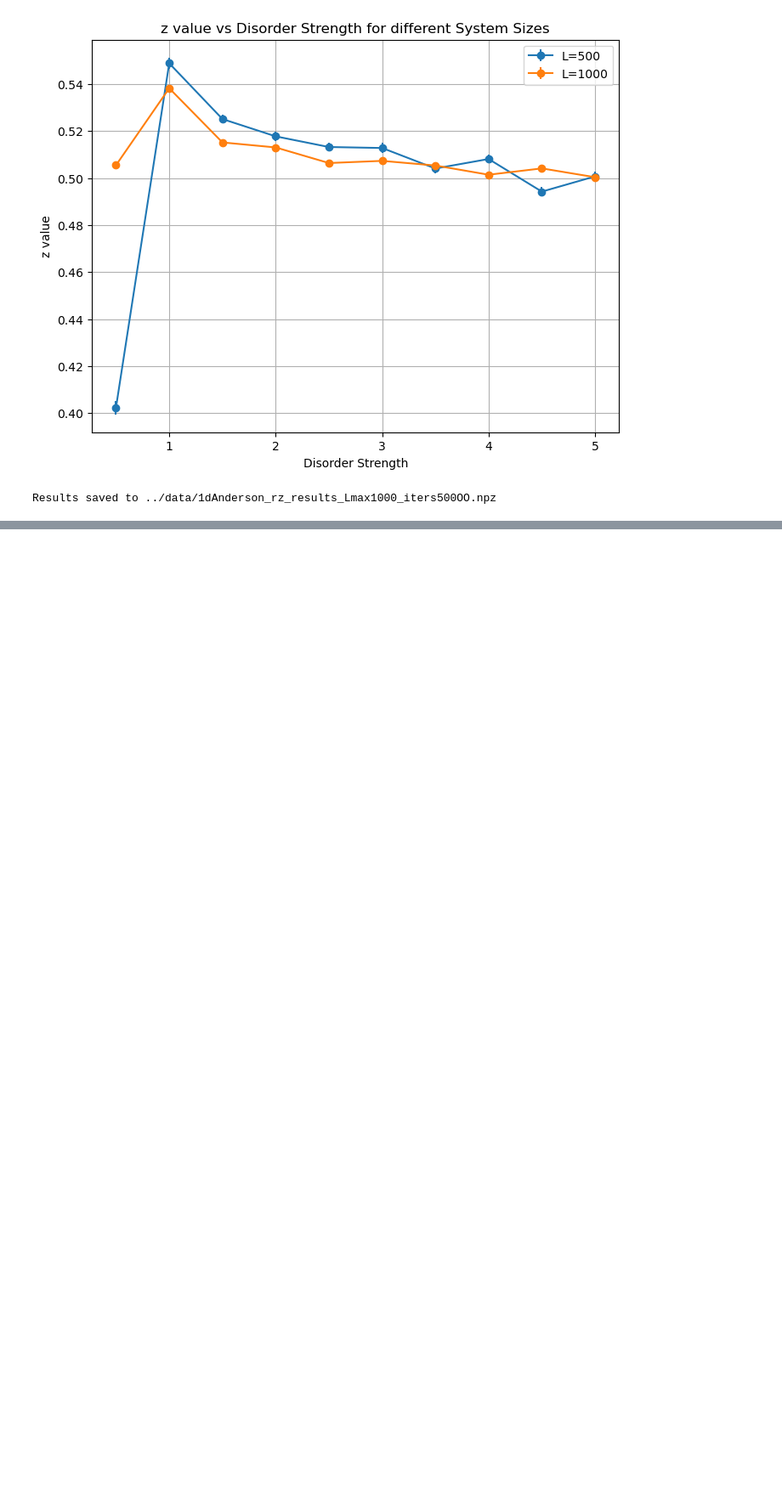
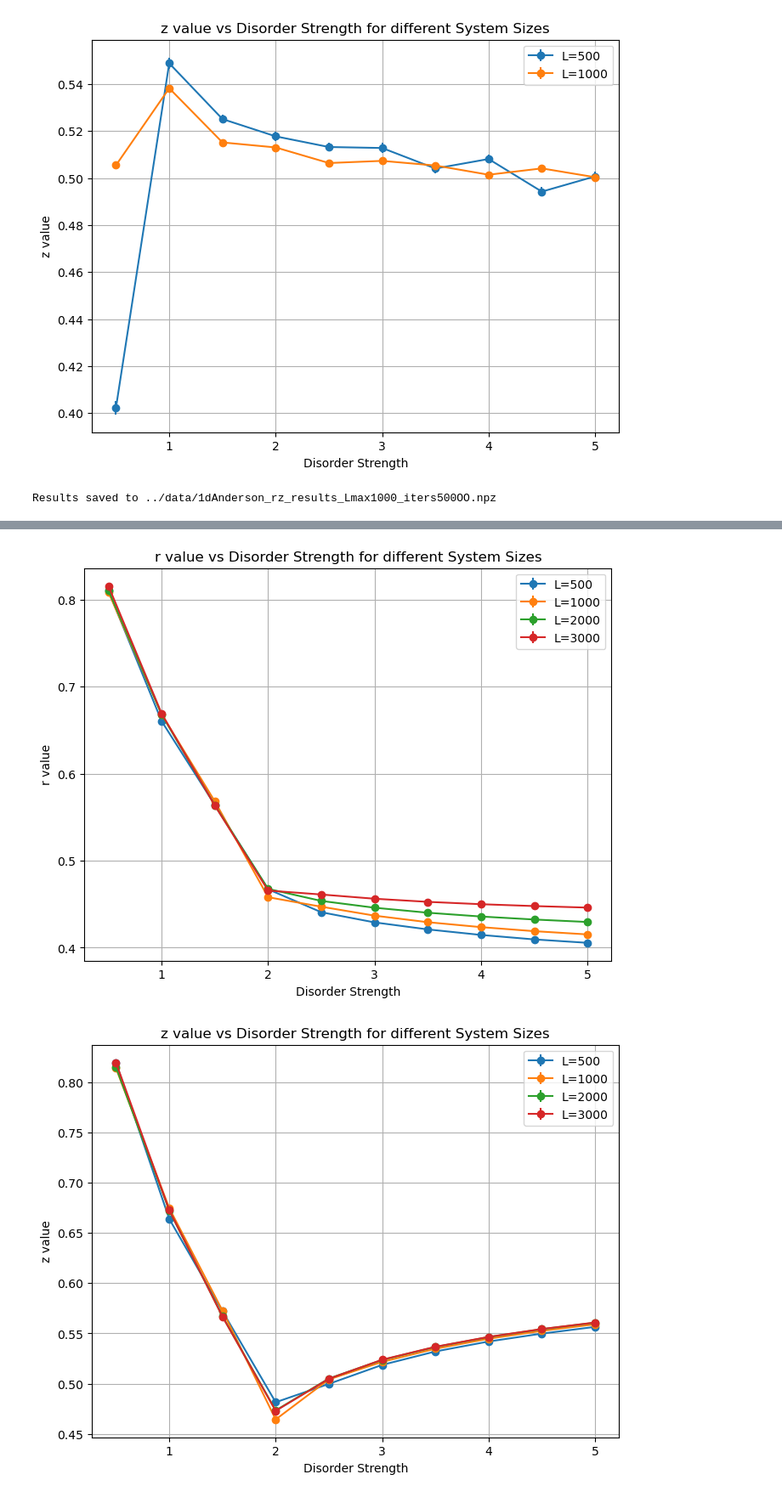
Before and after one commit to sylshaw01/SpectralLocaliser, a Jupyter notebook: src/1dplay.ipynb, the cells around one changed output, grey strips where cells are left out. Shown at 85% size. Saved outputs shown, nothing was run; the diff lists cells and outputs as text; code cells hidden in the pictures; blank space fills up the shorter version.

```diff
--- a/src/1dplay.ipynb
+++ b/src/1dplay.ipynb
@@ -366,0 +429,10 @@ Results saved to ../data/1dAnderson_rz_results_Lmax1000_iters500OO.npz
+# %%
+def single_iteration(args):
+    L, rho, kappa, disorder, X, i = args
+    model = OneDimensionalAubryAndre(L=L, disorder=disorder,rho=rho, kappa=kappa, X=X)
+    #eigvecs, eigvals = model.find_eigenvalues(model.SL)
+    rh, zh = model.compute_statistics(model.H, 1, False)
+    rsl, zsl = 0, 0 #model.compute_statistics(model.SL)
+    if i % 100 == 0:
+        print(f"   r value for {i+1}th iteration: {rh}")
+    return rh, zh, rsl, zsl
@@ -366,0 +490,35 @@ Results saved to ../data/1dAnderson_rz_results_Lmax1000_iters500OO.npz
+# %%
+figr, axr = plt.subplots(figsize=(8,6))
+for i,L in enumerate(L_values):
+    r_vals = [r_results[i][j].mean() for j in range(len(disorder_values))]
+    r_stderr = [r_results[i][j].std()/np.sqrt(num_iter) for j in range(len(disorder_values))]
+    axr.errorbar(disorder_values,r_vals,yerr=r_stderr,label=f"L={L}",marker='o',capthick=2)
+    #disorders = [disorder for disorder, mean, stdev in results[i]]
+    #r_values = [mean for disorder, mean, stdev in results[i]]
+    #stderr_values = [stdev/np.sqrt(num_iter) for disorder, mean, stdev in results[i]]
+    #plt.errorbar(disorders,r_values,yerr=stderr_values,label=f"L={L}",marker='o',capthick=2)
+
+axr.set_xlabel("Disorder Strength")
+axr.set_ylabel("r value")
+axr.set_title("r value vs Disorder Strength for different System Sizes")
+axr.legend()
+axr.grid()
+figr.savefig(f"1dAnderson_r_vs_disorder_Lmax{L_values[-1]}.png",dpi=300)
+
+figz, axz = plt.subplots(figsize=(8,6))
+for i,L in enumerate(L_values):
+    z_vals = [z_results[i][j].mean() for j in range(len(disorder_values))]
+    z_stderr = [z_results[i][j].std()/np.sqrt(num_iter) for j in range(len(disorder_values))]
+    axz.errorbar(disorder_values,z_vals,yerr=z_stderr,label=f"L={L}",marker='o',capthick=2)
+
+axz.set_xlabel("Disorder Strength")
+axz.set_ylabel("z value")
+axz.set_title("z value vs Disorder Strength for different System Sizes")
+axz.legend()
+axz.grid()
+figz.savefig(f"1dAnderson_z_vs_disorder_Lmax{L_values[-1]}.png",dpi=300)
+
+plt.show()
+# %% [output]
+[figure, added]
+[figure, added]
```
Also changed, not shown: parts of 3 cells of this notebook, 3 other files.
